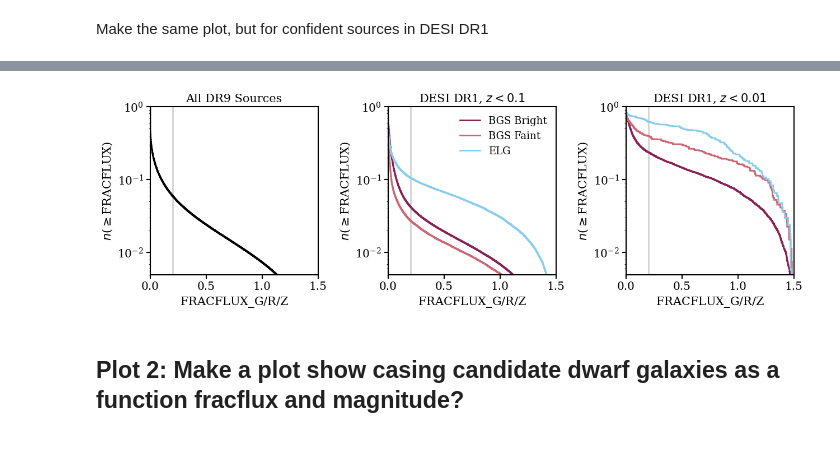
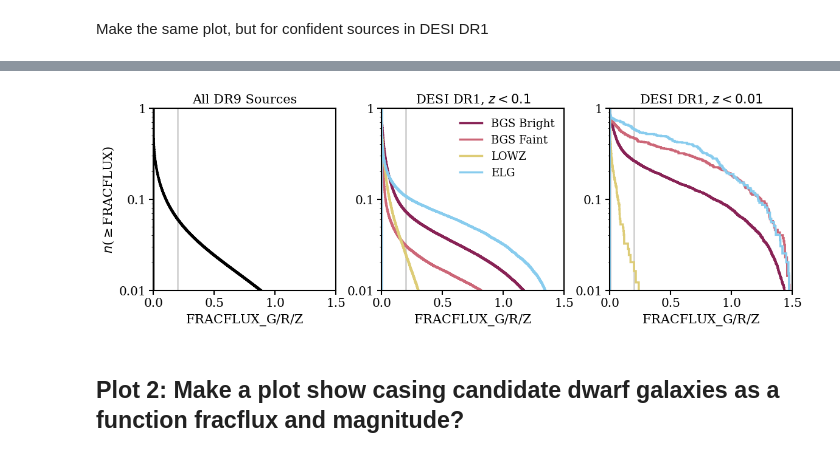
Before and after one commit to virajvman/desi_dwarfs, a Jupyter notebook: notebooks/shredding_paper/plotting.ipynb, the cells around one changed output, grey strips where cells are left out. Saved outputs shown, nothing was run; the diff lists cells and outputs as text; code cells hidden in the pictures.

```diff
--- a/notebooks/shredding_paper/plotting.ipynb
+++ b/notebooks/shredding_paper/plotting.ipynb
@@ -149,7 +155,10 @@ elg_ff = get_fracflux_vals(save_folder + "/" + save_filenames["ELG"], combine=Tr
 bgsb_z01_ff = get_fracflux_vals(save_folder + "/" + save_filenames["BGS_BRIGHT"], combine=True,dwarf_mask=False,zred_mask=0.01)
 bgsf_z01_ff = get_fracflux_vals(save_folder + "/" + save_filenames["BGS_FAINT"], combine=True,dwarf_mask=False,zred_mask=0.01)
 elg_z01_ff = get_fracflux_vals(save_folder + "/" + save_filenames["ELG"], combine=True,dwarf_mask=False,zred_mask=0.01)
+lowz_z01_ff = get_fracflux_vals(save_folder + "/" + save_filenames["LOWZ"], combine=True,dwarf_mask=False,zred_mask=0.01)
+
 
 bgsb_z1_ff = get_fracflux_vals(save_folder + "/" + save_filenames["BGS_BRIGHT"], combine=True,dwarf_mask=False,zred_mask=0.1)
 bgsf_z1_ff = get_fracflux_vals(save_folder + "/" + save_filenames["BGS_FAINT"], combine=True,dwarf_mask=False,zred_mask=0.1)
+lowz_z1_ff = get_fracflux_vals(save_folder + "/" + save_filenames["LOWZ"], combine=True,dwarf_mask=False,zred_mask=0.1)
 # %% [output]
@@ -171,42 +184,55 @@ elg_z1_ff = get_fracflux_vals(save_folder + "/" + save_filenames["ELG"], combine
 # %%
 sample_color_map = {"BGS_BRIGHT" : "#882255", "BGS_FAINT": "#CC6677", "LOWZ":"#DDCC77", "ELG": "#88CCEE" }
 # %%
-fig,ax = make_subplots(ncol = 3, nrow =1,return_fig=True,col_spacing=1.25)
+fig,ax = make_subplots(ncol = 3, nrow =1,return_fig=True,col_spacing=0.75)
 
 ax[0].set_title("All DR9 Sources",fontsize = 15)
 
+lw = 2.5
+
 # for i in range(3):
-ax[0].hist(all_fracflux, cumulative=-1,range=(0,1.5),bins=1000,density=True,histtype = "step",lw =2,color = "k",zorder=1)
+ax[0].hist(all_fracflux, cumulative=-1,range=(0,1.5),bins=1000,density=True,histtype = "step",lw =lw,color = "k",zorder=1)
 
 ax[1].set_title("DESI DR1, $z < 0.1$",fontsize = 15)
-ax[1].hist(bgsb_z1_ff, cumulative=-1,range=(0,1.5),bins=1000,density=True,histtype = "step",lw =2,color = sample_color_map["BGS_BRIGHT"],ls = "-",label = "BGS Bright")
-ax[1].hist(bgsf_z1_ff, cumulative=-1,range=(0,1.5),bins=1000,density=True,histtype = "step",lw =2,color = sample_color_map["BGS_FAINT"],ls = "-", label = "BGS Faint")
-ax[1].hist(elg_z1_ff, cumulative=-1,range=(0,1.5),bins=1000,density=True,histtype = "step",lw =2,color = sample_color_map["ELG"],ls = "-",label = "ELG")
+ax[1].hist(bgsb_z1_ff, cumulative=-1,range=(0,1.5),bins=1000,density=True,histtype = "step",lw =lw,color = sample_color_map["BGS_BRIGHT"],ls = "-",label = "BGS Bright")
+ax[1].hist(bgsf_z1_ff, cumulative=-1,range=(0,1.5),bins=1000,density=True,histtype = "step",lw =lw,color = sample_color_map["BGS_FAINT"],ls = "-", label = "BGS Faint")
+ax[1].hist(lowz_z1_ff, cumulative=-1,range=(0,1.5),bins=1000,density=True,histtype = "step",lw =lw,color = sample_color_map["LOWZ"],ls = "-", label = "LOWZ")
+ax[1].hist(elg_z1_ff, cumulative=-1,range=(0,1.5),bins=1000,density=True,histtype = "step",lw =lw,color = sample_color_map["ELG"],ls = "-",label = "ELG")
 
 ax[2].set_title("DESI DR1, $z < 0.01$",fontsize = 15)
-ax[2].hist(bgsb_z01_ff, cumulative=-1,range=(0,1.5),bins=1000,density=True,histtype = "step",lw =2,color = sample_color_map["BGS_BRIGHT"],ls = "-")
-ax[2].hist(bgsf_z01_ff, cumulative=-1,range=(0,1.5),bins=1000,density=True,histtype = "step",lw =2,color =  sample_color_map["BGS_FAINT"],ls = "-")
-ax[2].hist(elg_z01_ff, cumulative=-1,range=(0,1.5),bins=1000,density=True,histtype = "step",lw =2,color =  sample_color_map["ELG"],ls = "-")
+ax[2].hist(bgsb_z01_ff, cumulative=-1,range=(0,1.5),bins=1000,density=True,histtype = "step",lw =lw,color = sample_color_map["BGS_BRIGHT"],ls = "-")
+ax[2].hist(bgsf_z01_ff, cumulative=-1,range=(0,1.5),bins=1000,density=True,histtype = "step",lw =lw,color =  sample_color_map["BGS_FAINT"],ls = "-")
+ax[2].hist(lowz_z01_ff, cumulative=-1,range=(0,1.5),bins=1000,density=True,histtype = "step",lw =lw,color =  sample_color_map["LOWZ"],ls = "-")
+ax[2].hist(elg_z01_ff, cumulative=-1,range=(0,1.5),bins=1000,density=True,histtype = "step",lw =lw,color =  sample_color_map["ELG"],ls = "-")
 
 # Custom legend lines
 custom_lines = [
-    Line2D([0], [0], color= sample_color_map["BGS_BRIGHT"], lw=2, label='BGS Bright'),
-    Line2D([0], [0], color= sample_color_map["BGS_FAINT"], lw=2, label='BGS Faint'),
-    Line2D([0], [0], color= sample_color_map["ELG"], lw=2, label='ELG')
+    Line2D([0], [0], color= sample_color_map["BGS_BRIGHT"], lw=lw, label='BGS Bright'),
+    Line2D([0], [0], color= sample_color_map["BGS_FAINT"], lw=lw, label='BGS Faint'),
+    Line2D([0], [0], color= sample_color_map["LOWZ"], lw=lw, label='LOWZ'),
+    Line2D([0], [0], color= sample_color_map["ELG"], lw=lw, label='ELG')
 ]
 
 ax[1].legend(frameon=False,loc="upper right",fontsize = 13,handles=custom_lines)
 
 
+import matplotlib.ticker as mticker
+
+
 for i in range(3):
     ax[i].set_xlim([0,1.5])
-    ax[i].set_ylim([5e-3,1])
     ax[i].vlines(x = 0.2,ymin=5e-3, ymax=1,color = "grey",lw = 2, alpha = 0.35,zorder=0)
     ax[i].set_yscale("log")
     ax[i].set_xlabel(r"FRACFLUX$\_$G/R/Z", fontsize=15)
-    ax[i].set_ylabel(r"$n$($\geq$FRACFLUX)",fontsize = 15)
+    ax[0].set_ylabel(r"$n$($\geq$FRACFLUX)",fontsize = 15)
+    ax[i].set_ylim([5e-3,1])
+    ax[i].set_ylim([1e-2,1])
+    # axi.set_title(r"DESI DR1, $M^{\rm DR9}_{\ast} < 10^{9.25} M_{\odot}$",fontsize = 15)
+    ax[i].set_yscale("log")
+    ax[i].set_yticks([0.01, 0.1, 1])
+    ax[i].yaxis.set_major_formatter(mticker.FormatStrFormatter('%.3g'))
 
-plt.savefig("plots/desi_fracflux.pdf",bbox_inches="tight")
+plt.savefig("/global/homes/v/virajvm/galaxy_image_prior/paper_1/plots/desi_fracflux.pdf",bbox_inches="tight")
 plt.show()
 # %% [output]
-[figure, old version]
+[figure, new version]
```
Also changed, not shown: parts of 8 cells of this notebook, 34 other files.
